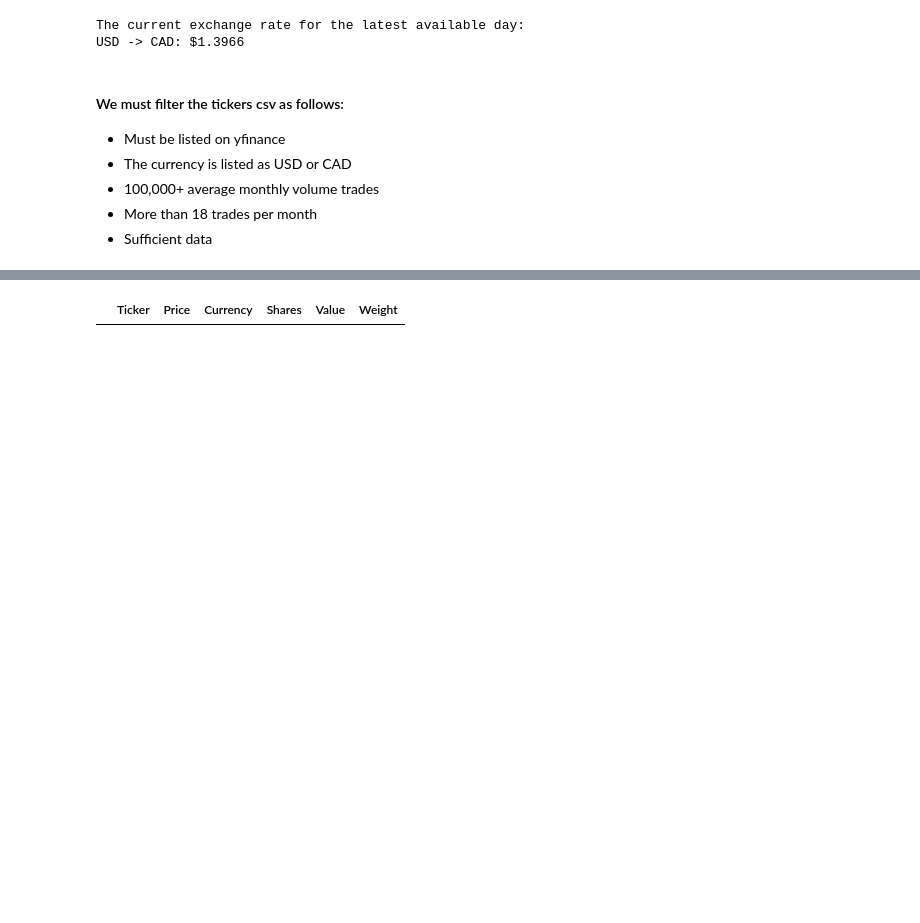
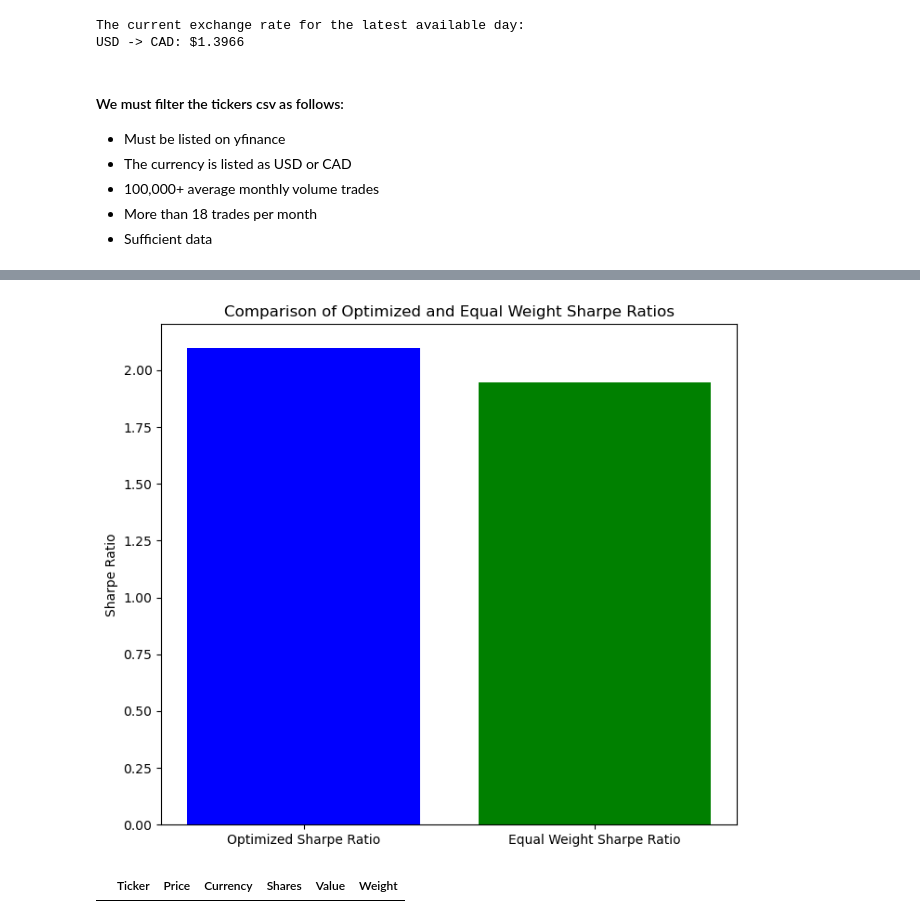
Before and after one commit to akramj13/CFM101-Project, a Jupyter notebook: Team 11 Assignment Jester.ipynb, the cells around one changed output, grey strips where cells are left out. Drawn from its saved outputs; the diff is of its cells as text; code cells hidden in the pictures; blank space fills up the shorter version.

```diff
--- a/Team 11 Assignment Jester.ipynb
+++ b/Team 11 Assignment Jester.ipynb
@@ -405,3 +487,70 @@ for i in range(min_stocks, max_stocks+1):
+# %%
+# Function to calculate Sharpe Ratio with equal weighting
+def calculate_equal_weight_sharpe(tickers, investment, risk_free_rate=0):
+    """
+    Calculate Sharpe Ratio using equal weightings for the given tickers.
+    """
+
+    data = pd.DataFrame()
+    for ticker in tickers:
+        data[ticker] = ticker_data[ticker]
+
+    # Number of tickers
+    num_tickers = len(tickers)
+
+    # Equal weights
+    weights = np.array([1 / num_tickers] * num_tickers)
+
+    # Determine the number of shares for each stock
+    shares = []
+    for i in range(num_tickers):
+        allocation = investment * weights[i]  # Investment allocated to this stock
+        price_per_share = data.iloc[0][tickers[i].upper()]
+
+        # Calculate fees
+        flat_fee = 3.95
+        per_share_fee = allocation / price_per_share / (1000 + 1 / price_per_share)
+
+        # Choose the smaller of the two fees
+        trading_fee = min(flat_fee, per_share_fee)
+
+        # Calculate the number of shares after deducting the fee
+        effective_investment = allocation - trading_fee
+        shares.append(effective_investment / price_per_share)
+
+    # Form the portfolio
+    portfolio = data[tickers] * shares
+    portfolio['total'] = portfolio.sum(axis=1)
+    portfolio['daily return'] = portfolio['total'].pct_change(1)
+
+    # Calculate Sharpe Ratio
+    er = portfolio['daily return'].mean()
+    std = portfolio['daily return'].std()
+    sharpe_ratio = (er - risk_free_rate) / std
+    sharpe_ratio = sharpe_ratio * (252 ** 0.5)  # Annualize Sharpe Ratio
+
+    return sharpe_ratio
+
+# Calculate optimized Sharpe Ratio
+optimized_sharpe_ratio = optimal_sharpe(scored_tickers[:12], risk_free_rate=0, investment=amount).fun * -1
+
+# Calculate generic Sharpe Ratio using equal weighting
+generic_sharpe_ratio = calculate_equal_weight_sharpe(scored_tickers[:12], amount, risk_free_rate=0)
+
+# Prepare data for plotting
+sharpe_data = {
+    "Optimized Sharpe Ratio": optimized_sharpe_ratio,  # Get the last Sharpe Ratio (max stocks)
+    "Equal Weight Sharpe Ratio": generic_sharpe_ratio
+}
+
+# Create the bar graph
+plt.figure(figsize=(8, 7))
+plt.bar(sharpe_data.keys(), sharpe_data.values(), color=['blue', 'green'])
+plt.title("Comparison of Optimized and Equal Weight Sharpe Ratios")
+plt.ylabel("Sharpe Ratio")
+plt.show()
+# %% [output]
+[figure, added]
 # %%
 # Code to output final dataframe to a CSV file called Stocks_Group_XX.csv
 Stocks_Final = Portfolio_Final[['Ticker', 'Shares']]
```
Also changed, not shown: parts of 12 cells of this notebook, 1 other file.
